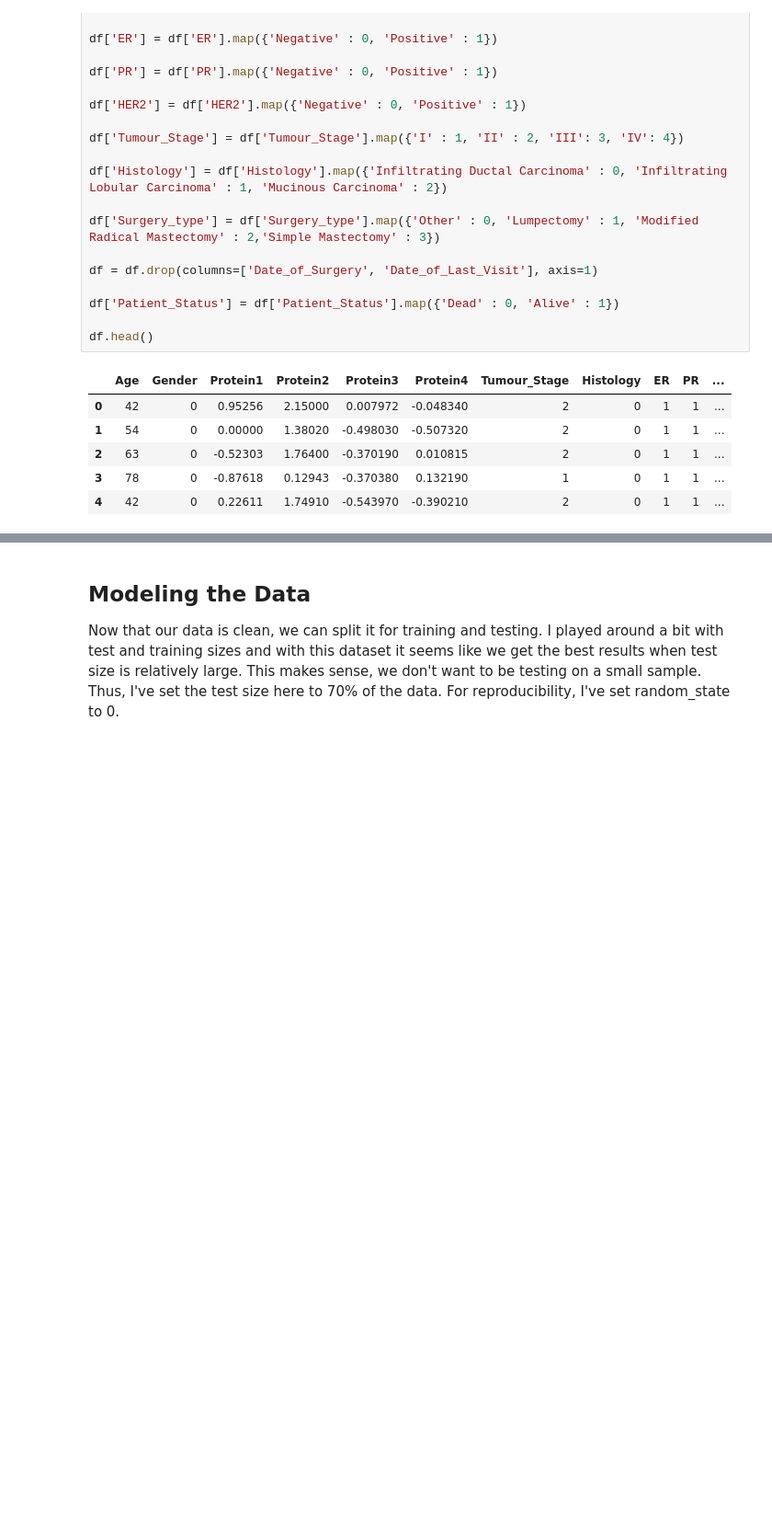
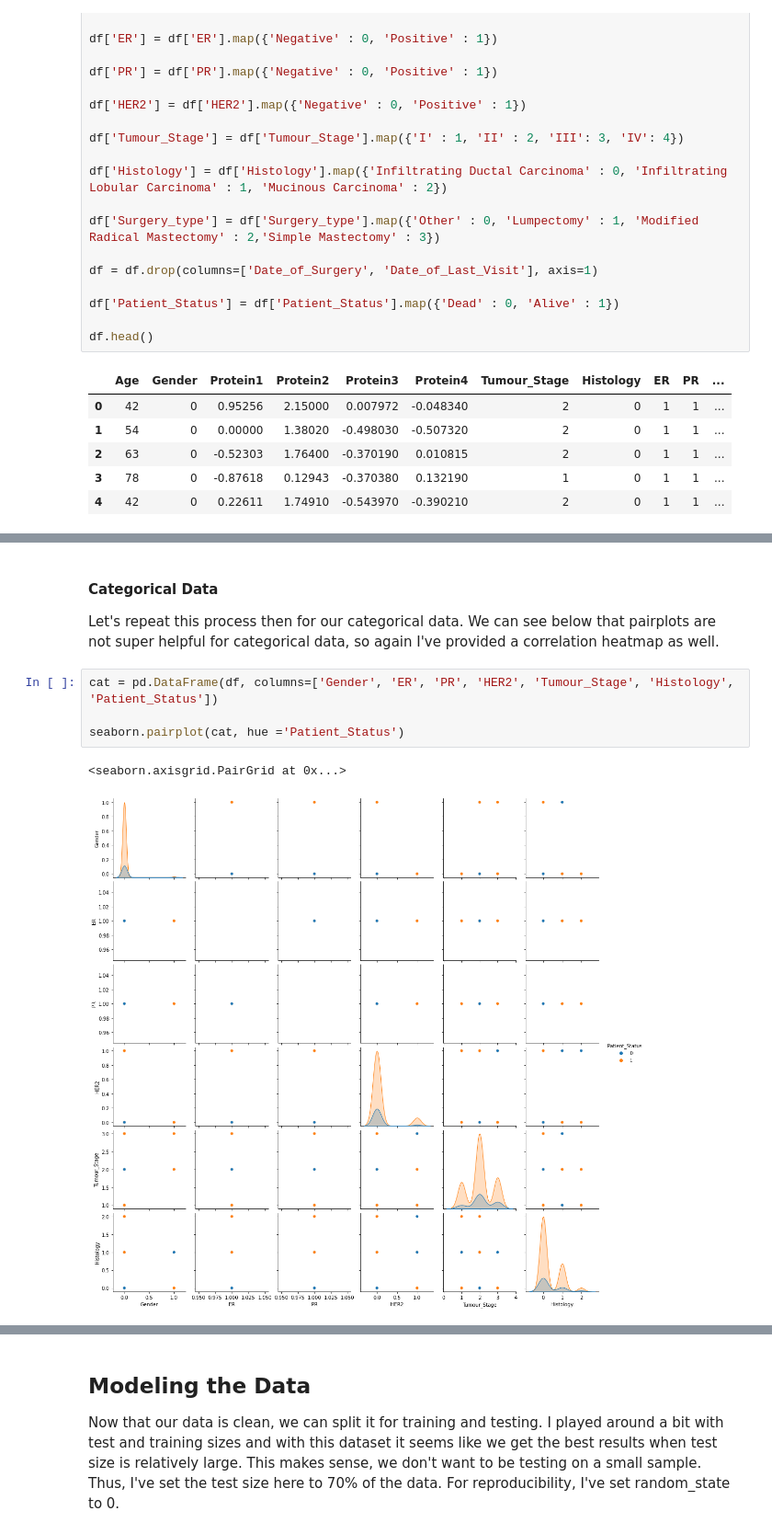
Before and after one commit to billingsmoore/cancer-outcome-prediction, a Jupyter notebook: cancer_outcome_prediction.ipynb, the cells around one changed output, grey strips where cells are left out. Shown: that part at 92% size. Saved outputs shown, nothing was run; the diff lists cells and outputs as text; blank space fills up the shorter version.

```diff
--- a/cancer_outcome_prediction.ipynb
+++ b/cancer_outcome_prediction.ipynb
@@ -112,0 +134,11 @@ df.head()
+# %% [markdown]
+#### Categorical Data
+
+Let's repeat this process then for our categorical data. We can see below that pairplots are not super helpful for categorical data, so again I've provided a correlation heatmap as well.
+# %%
+cat = pd.DataFrame(df, columns=['Gender', 'ER', 'PR', 'HER2', 'Tumour_Stage', 'Histology', 'Patient_Status'])
+
+seaborn.pairplot(cat, hue ='Patient_Status')
+# %% [output]
+<seaborn.axisgrid.PairGrid at 0x...>
+[figure, added]
```
Also changed, not shown: parts of 6 cells of this notebook.
